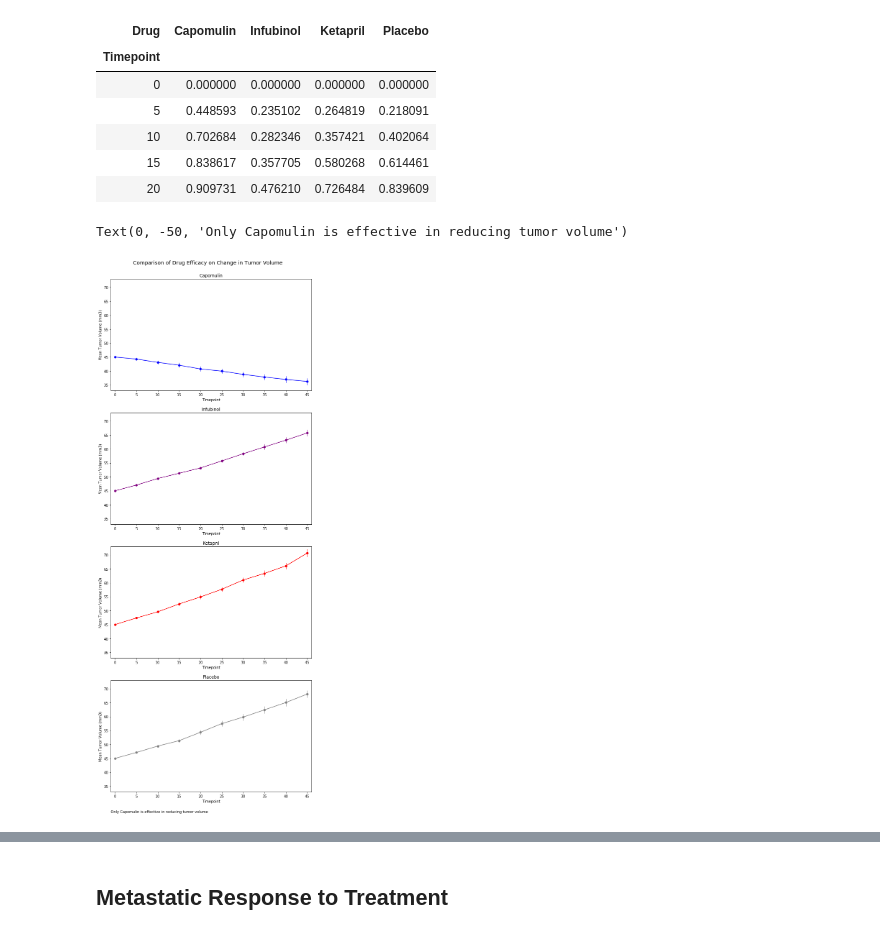
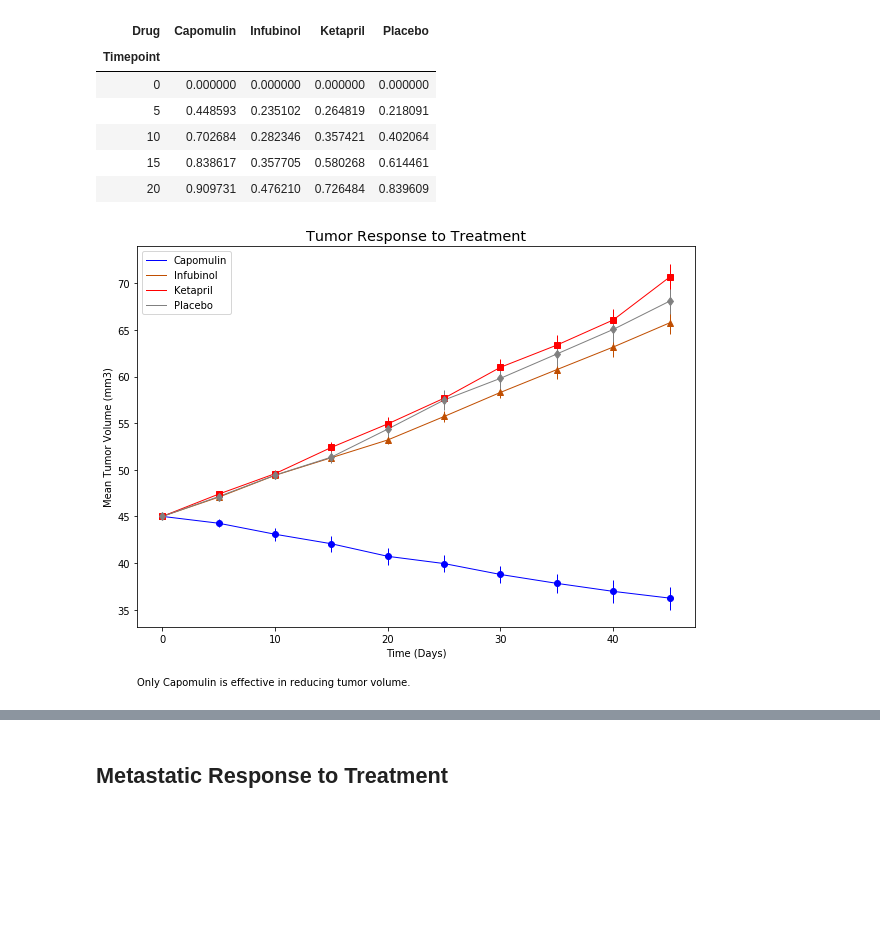
Before and after one commit to epayne323/matplotlib-challenge, a Jupyter notebook: Pymaceuticals/pymaceuticals.ipynb, the cells around one changed output, grey strips where cells are left out. Cells and saved outputs as stored; diff of their text form; code cells hidden in the pictures; blank space fills up the shorter version.

```diff
--- a/Pymaceuticals/pymaceuticals.ipynb
+++ b/Pymaceuticals/pymaceuticals.ipynb
@@ -130,45 +134,0 @@ colors = {"Capomulin":"blue","Infubinol":"purple","Ketapril":"red","Placebo":"gr
-# %%
-# Generate the Plot (with Error Bars)
-# using subplots because having every drug errorbar on one graph is too crowded
-# sharing x & y axes makes visual comparison easier
-# plt.title
-fig, (p1,p2,p3,p4) = plt.subplots(4, sharey=True,figsize=(10,24))
-x_ticks = mean_tumor_volume_rf.index
-# p1.set_xlim(min(x_ticks)*0.95, max(x_ticks)*1.05)
-# p1.set_xticks(x_ticks)
-p1.set_ylim(33,73)
-p1.set_yticks(np.arange(35,71,5))
-
-counter = 0
-for p in (p1,p2,p3,p4):
-    # get the drug name from the list of columns to easily get series
-    drug = mean_tumor_volume_rf.columns[counter]
-    p.scatter(x_ticks, mean_tumor_volume_rf[drug], c=colors[drug], s=30, label=drug)
-    p.errorbar(x_ticks, mean_tumor_volume_rf[drug], sem_tumor_volume_rf[drug], c=colors[drug],
-               label=drug, elinewidth = 1)
-    p.title.set_text(drug)
-    p.set_xticks(x_ticks)
-    p.set_xlim(min(x_ticks)-1, max(x_ticks)+1)
-    p.set_xlabel("Timepoint")
-    p.set_ylabel("Mean Tumor Volume (mm3)")
-    counter += 1
-
-# plt.figure(figsize = (12,14))
-# for drug in mean_tumor_volume_rf:
-#     plt.scatter(mean_tumor_volume_rf.index, mean_tumor_volume_rf[drug], c = colors[drug], s=16, \
-#                 label=drug)
-#     plt.errorbar(mean_tumor_volume_rf.index, mean_tumor_volume_rf[drug], sem_tumor_volume_rf[drug],
-#                  color= colors[drug], fmt='')
-
-# plt.legend(loc="best")
-# plt.ylabel("Mean Tumor Volume (mm3)")
-# plt.xlabel("Timepoint")
-# plt.tight_layout()
-fig.suptitle("Comparison of Drug Efficacy on Change in Tumor Volume", fontsize="x-large")
-fig.subplots_adjust(top=.95)
-plt.annotate('Only Capomulin is effective in reducing tumor volume',
-             (0,0), (0, -50), xycoords='axes fraction', textcoords='offset points', va='top')
-# plt.ylabel("")
-# %% [output]
-Text(0, -50, 'Only Capomulin is effective in reducing tumor volume')
-[figure, removed]
@@ -181,3 +135,26 @@ plt.show()
+# %%
+# Generate the Plot (with Error Bars)
+x_ticks = mean_tumor_volume_rf.index
+
+plt.figure(figsize = (10,7))
+for drug in mean_tumor_volume_rf:
+    plt.plot(x_ticks, mean_tumor_volume_rf[drug], c = colors[drug], linewidth=1, label=drug)
+    plt.errorbar(x_ticks, mean_tumor_volume_rf[drug], sem_tumor_volume_rf[drug], color=colors[drug],
+                 fmt=markers[drug], elinewidth=1)
+
+plt.legend(loc="best")
+plt.ylabel("Mean Tumor Volume (mm3)")
+plt.xlabel("Time (Days)")
+plt.title("Tumor Response to Treatment", fontsize="x-large")
+plt.annotate('Only Capomulin is effective in reducing tumor volume.',
+             (0,0), (0, -50), xycoords='axes fraction', textcoords='offset points', va='top')
+
+# Save the Figure
+plt.savefig("../Images/Comparison of Drug Efficacy on Change in Tumor Volume.png", bbox_inches="tight")
+# Show the Figure
+plt.show()
+# %% [output]
+[figure, added]
 # %% [markdown]
 ![Tumor Response to Treatment](../Images/treatment.png)
 # %% [markdown]
```
Also changed, not shown: parts of 19 cells of this notebook, 4 other files.
